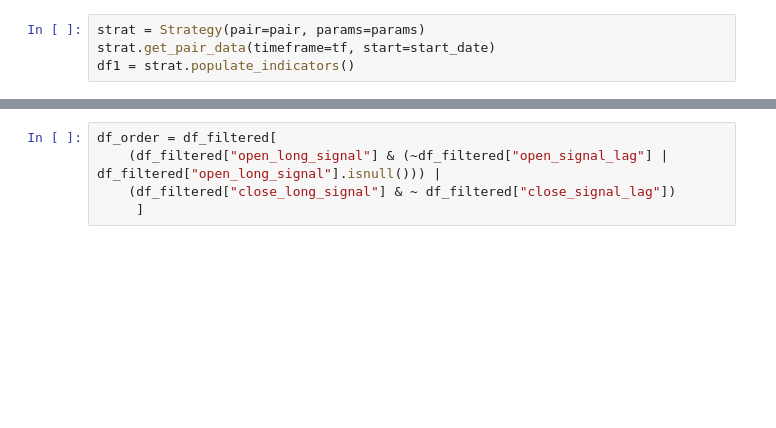
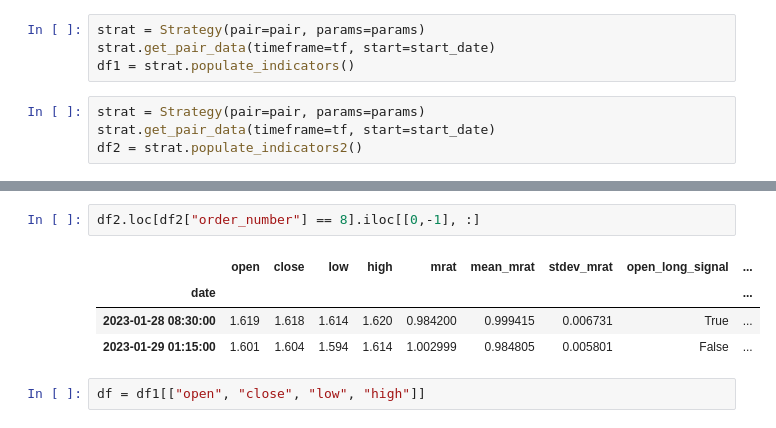
Before and after one commit to thomasclem/autotrade, a Jupyter notebook: strategies/mrat/opti_long_mrat.ipynb, the cells around one changed output, grey strips where cells are left out. Drawn from its saved outputs; the diff is of its cells as text; blank space fills up the shorter version.

```diff
--- a/strategies/mrat/opti_long_mrat.ipynb
+++ b/strategies/mrat/opti_long_mrat.ipynb
@@ -151,3 +253,7 @@ start_date = "2024-02-01 00:00:00"
 strat = Strategy(pair=pair, params=params)
 strat.get_pair_data(timeframe=tf, start=start_date)
 df1 = strat.populate_indicators()
+# %%
+strat = Strategy(pair=pair, params=params)
+strat.get_pair_data(timeframe=tf, start=start_date)
+df2 = strat.populate_indicators2()
@@ -271,5 +308,9 @@ df_filtered
-# %%
-df_order = df_filtered[
-    (df_filtered["open_long_signal"] & (~df_filtered["open_signal_lag"] | df_filtered["open_long_signal"].isnull())) |
-    (df_filtered["close_long_signal"] & ~ df_filtered["close_signal_lag"])
-     ]
+# %%
+df2.loc[df2["order_number"] == 8].iloc[[0,-1], :]
+# %% [output]
+|  | open | close | low | high | mrat | mean_mrat | stdev_mrat | open_long_signal | ... |
+| date |  |  |  |  |  |  |  |  | ... |
+| 2023-01-28 08:30:00 | 1.619 | 1.618 | 1.614 | 1.620 | 0.984200 | 0.999415 | 0.006731 | True | ... |
+| 2023-01-29 01:15:00 | 1.601 | 1.604 | 1.594 | 1.614 | 1.002999 | 0.984805 | 0.005801 | False | ... |
+# %%
+df = df1[["open", "close", "low", "high"]]
```
Also changed, not shown: parts of 24 cells of this notebook, 1 other file.
